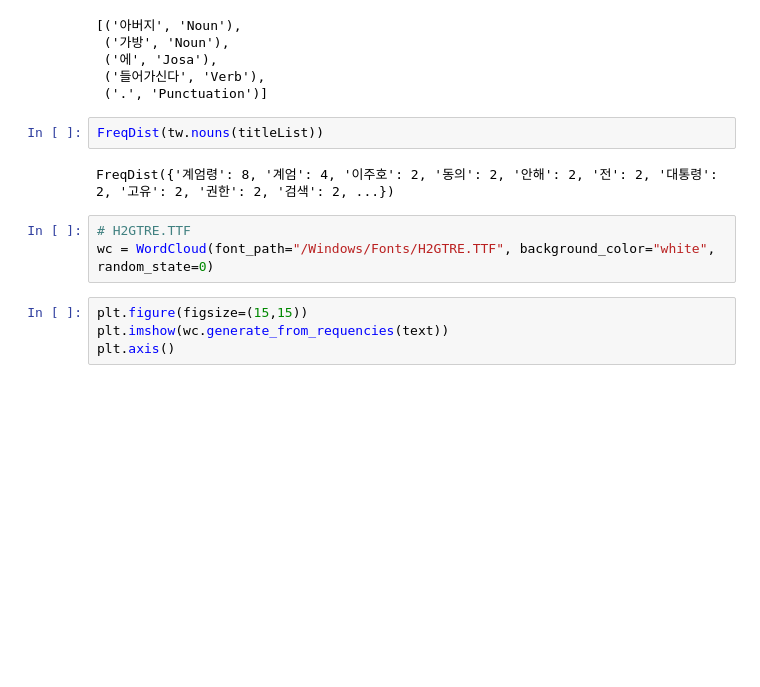
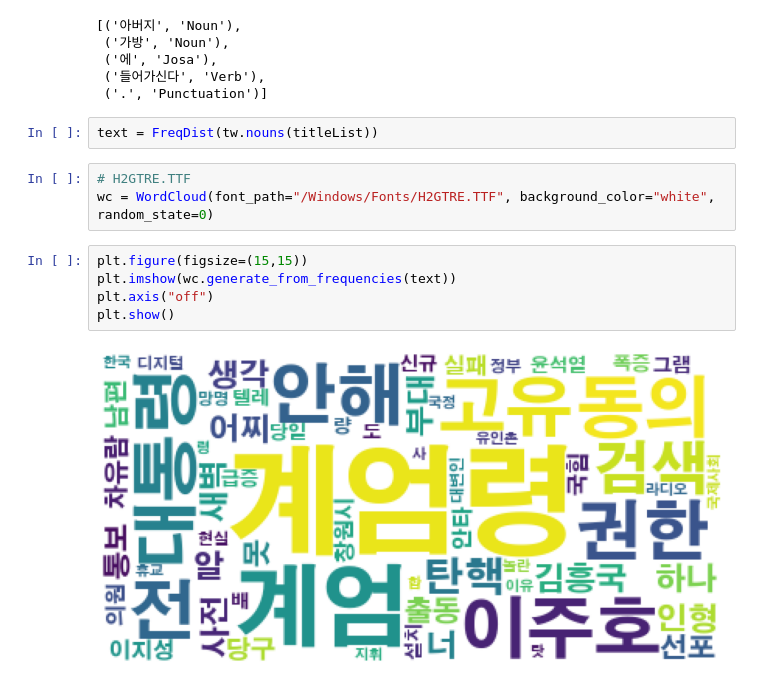
Before and after one commit to ZayneLee/python-crawling, a Jupyter notebook: 14 뉴스데이터 워드클라우드 시각화.ipynb, the cells around one changed output. Saved outputs shown, nothing was run; the diff lists cells and outputs as text; blank space fills up the shorter version.

```diff
--- a/14 뉴스데이터 워드클라우드 시각화.ipynb
+++ b/14 뉴스데이터 워드클라우드 시각화.ipynb
@@ -70,13 +70,14 @@ tw.pos("아버지가방에들어가신다.")
  ('들어가신다', 'Verb'),
  ('.', 'Punctuation')]
 # %%
-FreqDist(tw.nouns(titleList))
+text = FreqDist(tw.nouns(titleList))
-# %% [output]
-FreqDist({'계엄령': 8, '계엄': 4, '이주호': 2, '동의': 2, '안해': 2, '전': 2, '대통령': 2, '고유': 2, '권한': 2, '검색': 2, ...})
 # %%
 # H2GTRE.TTF
 wc = WordCloud(font_path="/Windows/Fonts/H2GTRE.TTF", background_color="white", random_state=0)
 # %%
 plt.figure(figsize=(15,15))
-plt.imshow(wc.generate_from_requencies(text))
-plt.axis()
+plt.imshow(wc.generate_from_frequencies(text))
+plt.axis("off")
+plt.show()
+# %% [output]
+[figure, added]
```
